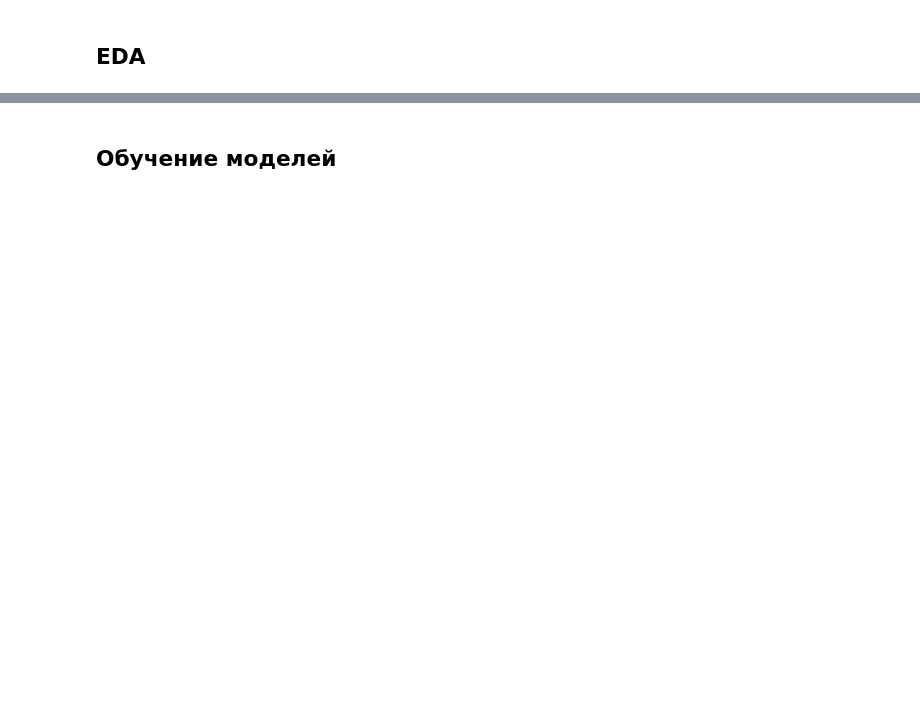
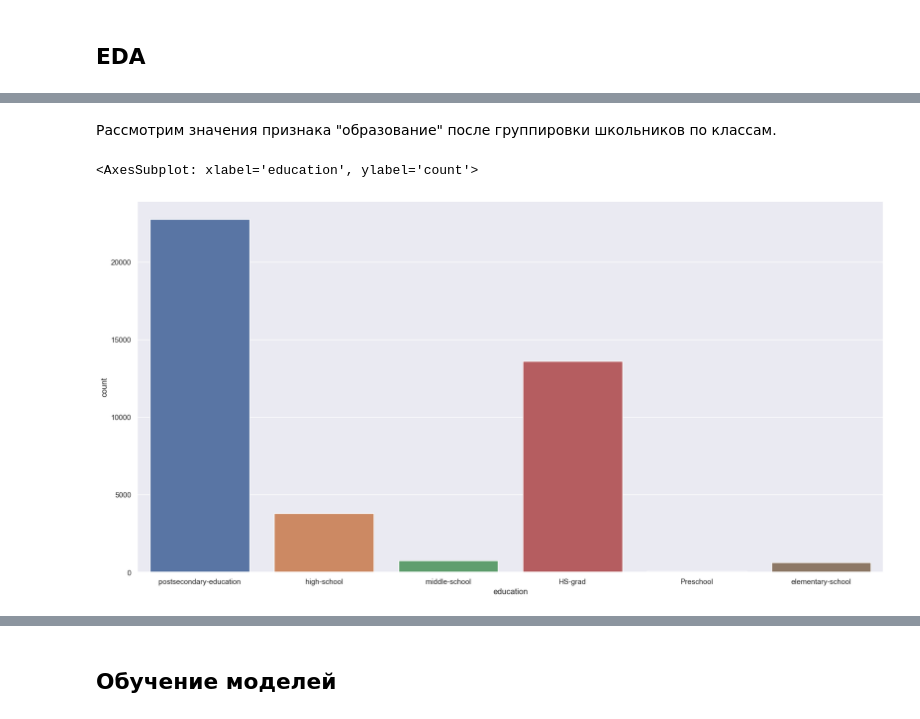
Before and after one commit to katevi/Introduction-to-ML, a Jupyter notebook: lab4/ensemble_methods.ipynb, the cells around one changed output, grey strips where cells are left out. Drawn from its saved outputs; the diff is of its cells as text; code cells hidden in the pictures; blank space fills up the shorter version.

```diff
--- a/lab4/ensemble_methods.ipynb
+++ b/lab4/ensemble_methods.ipynb
@@ -32,0 +154,13 @@ df.head()
+# %%
+combined_data_df['education'] = combined_data_df['education'].replace(['1st-4th','5th-6th'],'elementary-school')
+combined_data_df['education'] = combined_data_df['education'].replace(['7th-8th'],'middle-school')
+combined_data_df['education'] = combined_data_df['education'].replace(['9th','10th','11th','12th'],'high-school')
+combined_data_df['education'] = combined_data_df['education'].replace(['Doctorate','Bachelors','Some-college','Masters','Prof-school','Assoc-voc','Assoc-acdm'],'postsecondary-education')
+# %% [markdown]
+Рассмотрим значения признака "образование" после группировки школьников по классам.
+# %%
+plt.figure(figsize=(20,10))
+sns.countplot(data= combined_data_df, x = "education")
+# %% [output]
+<AxesSubplot: xlabel='education', ylabel='count'>
+[figure, added]
```
Also changed, not shown: parts of 83 cells of this notebook, 1 other file.
